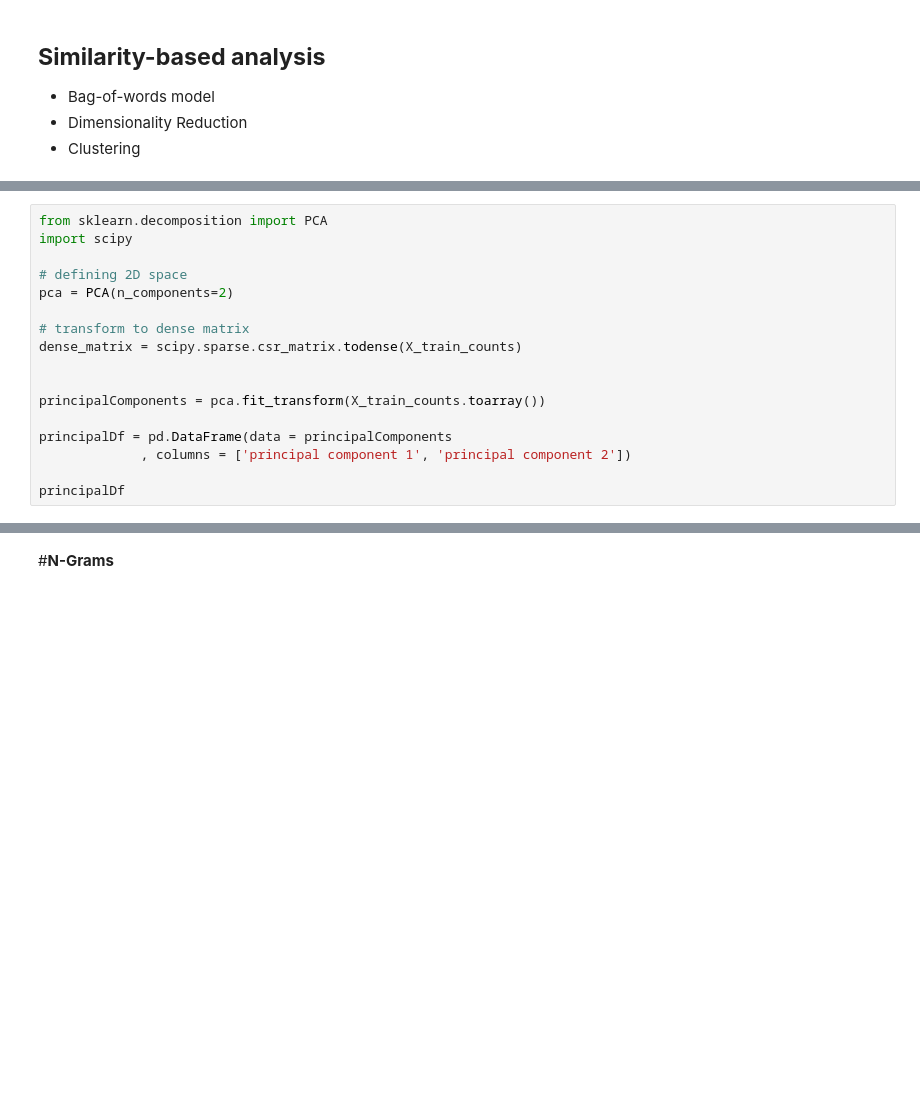
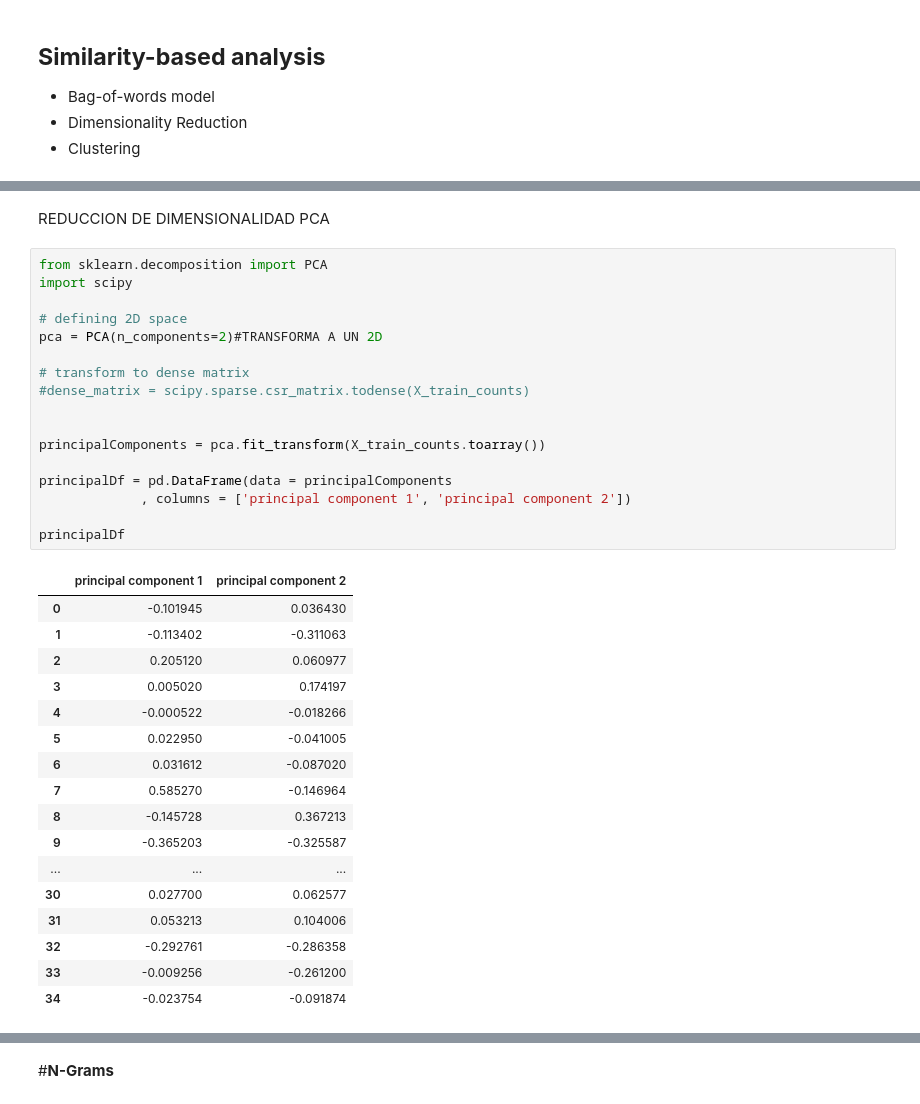
Before and after one commit to Ricardomanuel1/Maestr-a_Ciencia_de_Datos, a Jupyter notebook: 2.2 VISUALIZACIÓN/DS_TextProcessingII.ipynb, the cells around one changed output, grey strips where cells are left out. Drawn from its saved outputs; the diff is of its cells as text; blank space fills up the shorter version.

```diff
--- a/2.2 VISUALIZACIÓN/DS_TextProcessingII.ipynb
+++ b/2.2 VISUALIZACIÓN/DS_TextProcessingII.ipynb
@@ -191,20 +266,40 @@ print(X_train_counts)
+# %% [markdown]
+REDUCCION DE DIMENSIONALIDAD PCA
 # %%
 from sklearn.decomposition import PCA
 import scipy
 
 # defining 2D space
-pca = PCA(n_components=2)
+pca = PCA(n_components=2)#TRANSFORMA A UN 2D
 
 # transform to dense matrix
-dense_matrix = scipy.sparse.csr_matrix.todense(X_train_counts)
+#dense_matrix = scipy.sparse.csr_matrix.todense(X_train_counts)
 
 
 principalComponents = pca.fit_transform(X_train_counts.toarray())
 
 principalDf = pd.DataFrame(data = principalComponents
              , columns = ['principal component 1', 'principal component 2'])
 
 principalDf
+# %% [output]
+|  | principal component 1 | principal component 2 |
+| 0 | -0.101945 | 0.036430 |
+| 1 | -0.113402 | -0.311063 |
+| 2 | 0.205120 | 0.060977 |
+| 3 | 0.005020 | 0.174197 |
+| 4 | -0.000522 | -0.018266 |
+| 5 | 0.022950 | -0.041005 |
+| 6 | 0.031612 | -0.087020 |
+| 7 | 0.585270 | -0.146964 |
+| 8 | -0.145728 | 0.367213 |
+| 9 | -0.365203 | -0.325587 |
+| ... | ... | ... |
+| 30 | 0.027700 | 0.062577 |
+| 31 | 0.053213 | 0.104006 |
+| 32 | -0.292761 | -0.286358 |
+| 33 | -0.009256 | -0.261200 |
+| 34 | -0.023754 | -0.091874 |
 # %%
 import matplotlib.pyplot as plt
 
```
Also changed, not shown: parts of 16 cells of this notebook.
